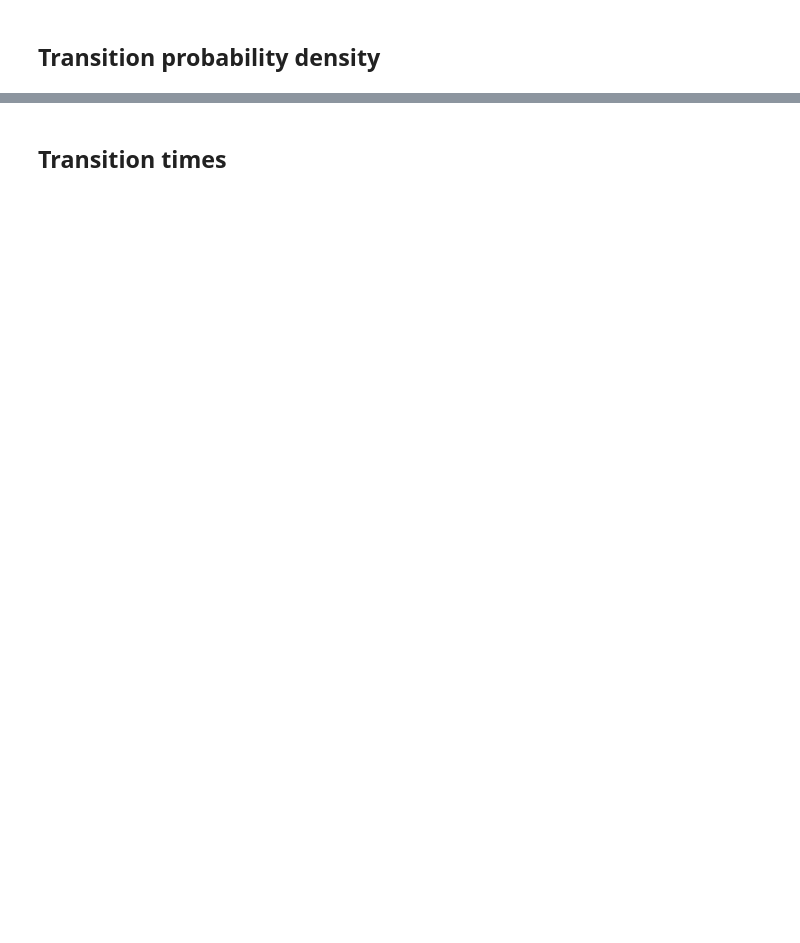
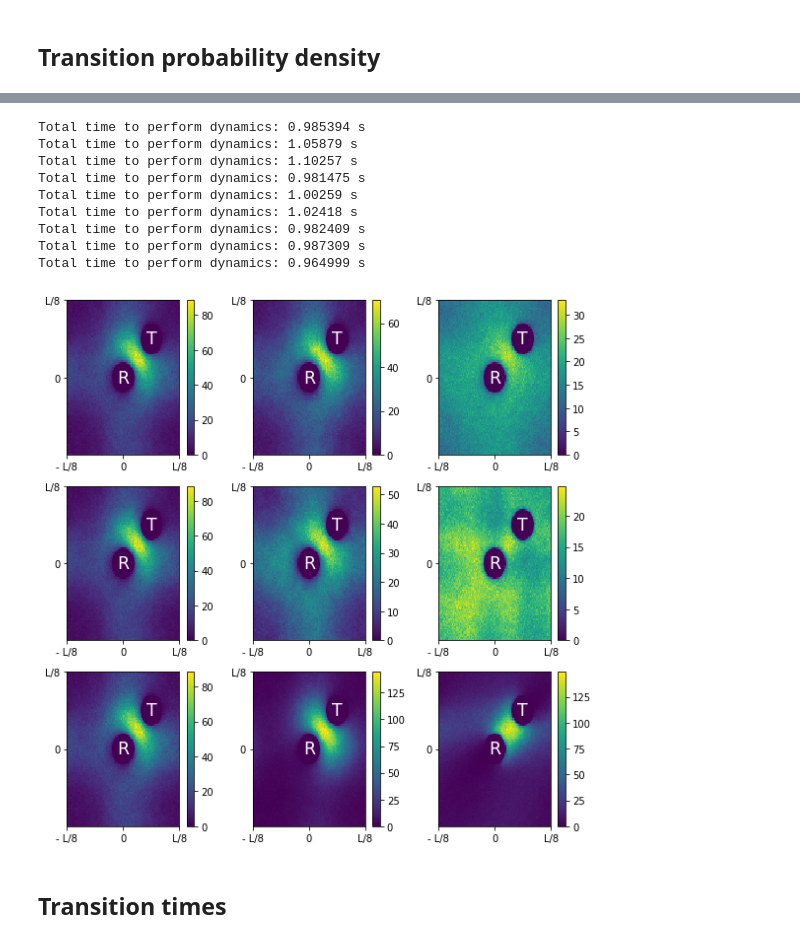
Before and after one commit to abassi98/Active-Brownian-Particles, a Jupyter notebook: src/main.ipynb, the cells around one changed output, grey strips where cells are left out. Cells and saved outputs as stored; diff of their text form; code cells hidden in the pictures; blank space fills up the shorter version.

Commit message:
Implemented multiple plot of transition probability density

```diff
--- a/src/main.ipynb
+++ b/src/main.ipynb
@@ -55,5 +53,5 @@ reactant = region(x=-L/16,y=-L/16,radius=L/40.0)
 target = region(x=L/16,y=L/16,radius=L/40.0)
 
 # Define the active brownian particle
-particle = ABP_2d(reactant,target, num_steps = 10**8, dt=1e-5, v=pe*v_max, D_r=D_r, D_theta=D_theta, k=k, L=L, mu=mu, w=w)
+particle = ABP_2d(reactant,target, num_steps = 10**7, dt=1e-5, v=pe*v_max, D_r=D_r, D_theta=D_theta, k=k, L=L, mu=mu, w=w)
 particle.dynamics()
@@ -133,3 +108,63 @@ plt.savefig("prob_density.png")
+# %%
+# Plot Mnist
+
+fig, axs =  plt.subplots(3,3,figsize=(8, 8))
+x_ticks = [-L/8, 0, L/8 ]
+x_labels = ["- L/8","0", "L/8" ]
+y_ticks = [0, L/8]
+y_labels = ["0", "L/8"]
+
+
+pe_vec = [0,1,10]
+lstar_vec = [1,1000,10000000000]
+
+# Define reactant and target region
+reactant = region(x=0,y=0,radius=L/40.0)
+target = region(x=L/16,y=L/16,radius=L/40.0)
+
+count= 0
+for i in range(3):
+    for j in range(3):
+        ax = axs[i][j]
+        # Define parameters
+        pe = pe_vec[j]
+        l_star = lstar_vec[i]
+        v = pe*v_max
+        D_theta = pe*v_max*v_max/(D_r*l_star)
+        # Compute statistics
+        particle = ABP_2d(reactant,target, num_steps = 10**7, dt=1e-5, v=pe*v_max, D_r=D_r, D_theta=D_theta, k=k, L=L, mu=mu, w=w)
+        particle.theta[0] = 0
+        particle.dynamics()
+        # Retireve data
+        x_dyn= np.array(particle.position_x)
+        y_dyn = np.array(particle.position_y)
+        reactive_path = np.array(particle.reactive_path)
+        x_dyn = x_dyn[reactive_path]
+        y_dyn = y_dyn[reactive_path]
+        #Plot
+        h = ax.hist2d(x_dyn, y_dyn, bins = 100, density = True)
+        ax.text(reactant.x, reactant.y, "R", c = "white", size ="xx-large", ha = "center" , va="center")
+        ax.text(target.x, target.y, "T",c = "white", size ="xx-large" , ha = "center", va="center")
+        ax.set_xticks(x_ticks, x_labels)
+        ax.set_yticks(y_ticks, y_labels)
+        fig.colorbar(h[3], ax=ax)
+        count +=1
+
+
+fig.tight_layout()
+fig.savefig("prob_density.png")
+fig.show()
+# %% [output]
+Total time to perform dynamics: 0.985394 s
+Total time to perform dynamics: 1.05879 s
+Total time to perform dynamics: 1.10257 s
+Total time to perform dynamics: 0.981475 s
+Total time to perform dynamics: 1.00259 s
+Total time to perform dynamics: 1.02418 s
+Total time to perform dynamics: 0.982409 s
+Total time to perform dynamics: 0.987309 s
+Total time to perform dynamics: 0.964999 s
+[figure, added]
 # %% [markdown]
 ## Transition times
 # %%
```
Also changed, not shown: parts of 5 cells of this notebook.
